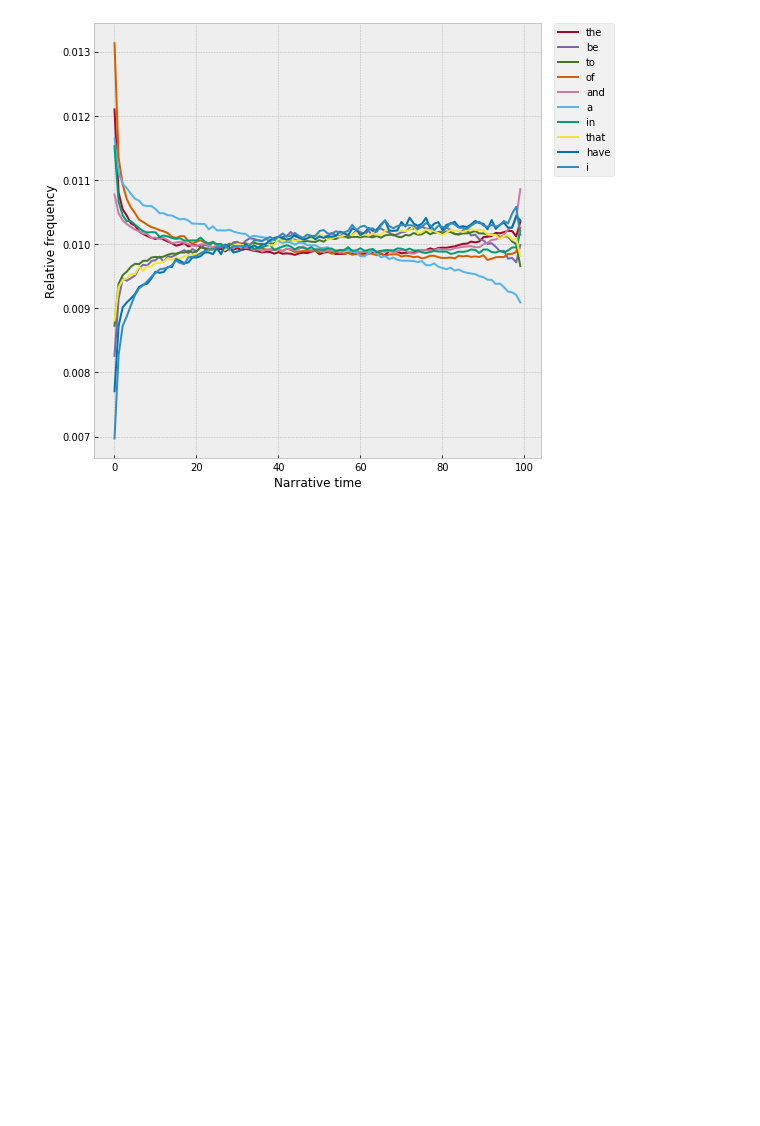
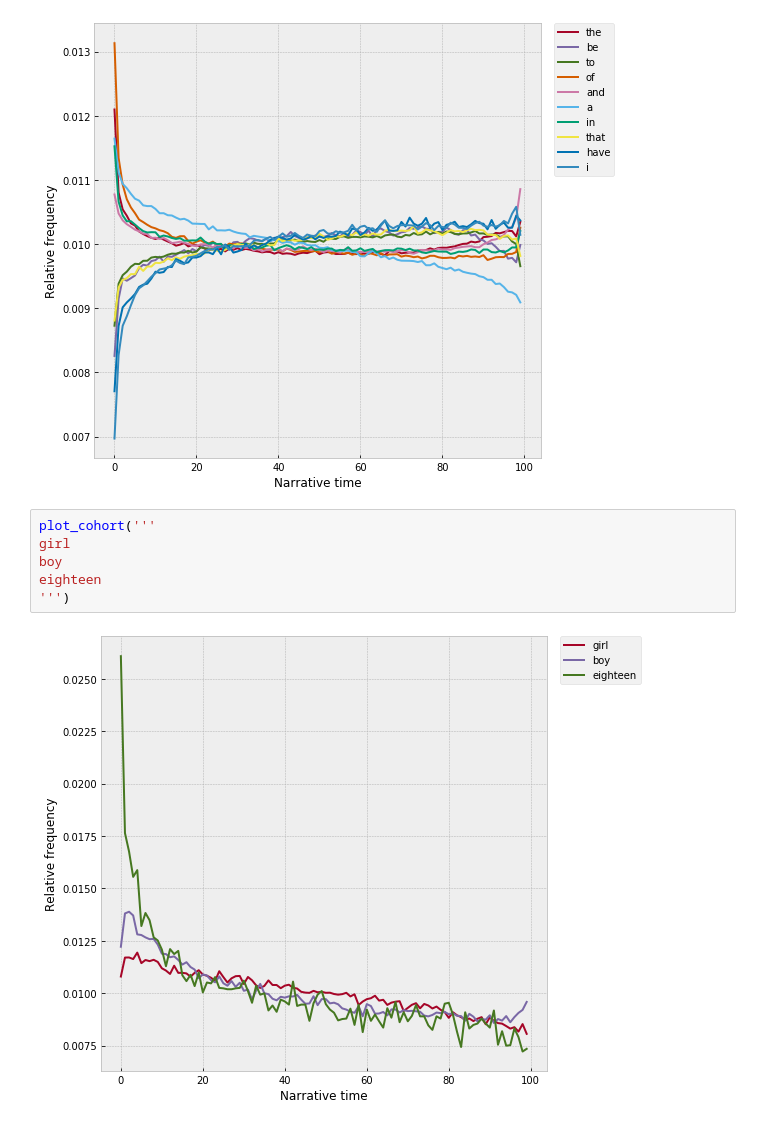
Before and after one commit to davidmcclure/lint-analysis, a Jupyter notebook: notebooks/31-sequences-opposites.ipynb, the cells around one changed output. Cells and saved outputs as stored; diff of their text form; blank space fills up the shorter version.

Commit message:
Plot group multiples.

```diff
--- a/notebooks/31-sequences-opposites.ipynb
+++ b/notebooks/31-sequences-opposites.ipynb
@@ -272,3 +272,11 @@ i
 ''')
 # %% [output]
 [figure]
+# %%
+plot_cohort('''
+girl
+boy
+eighteen
+''')
+# %% [output]
+[figure, added]
```
Also changed, not shown: 2 other files.
